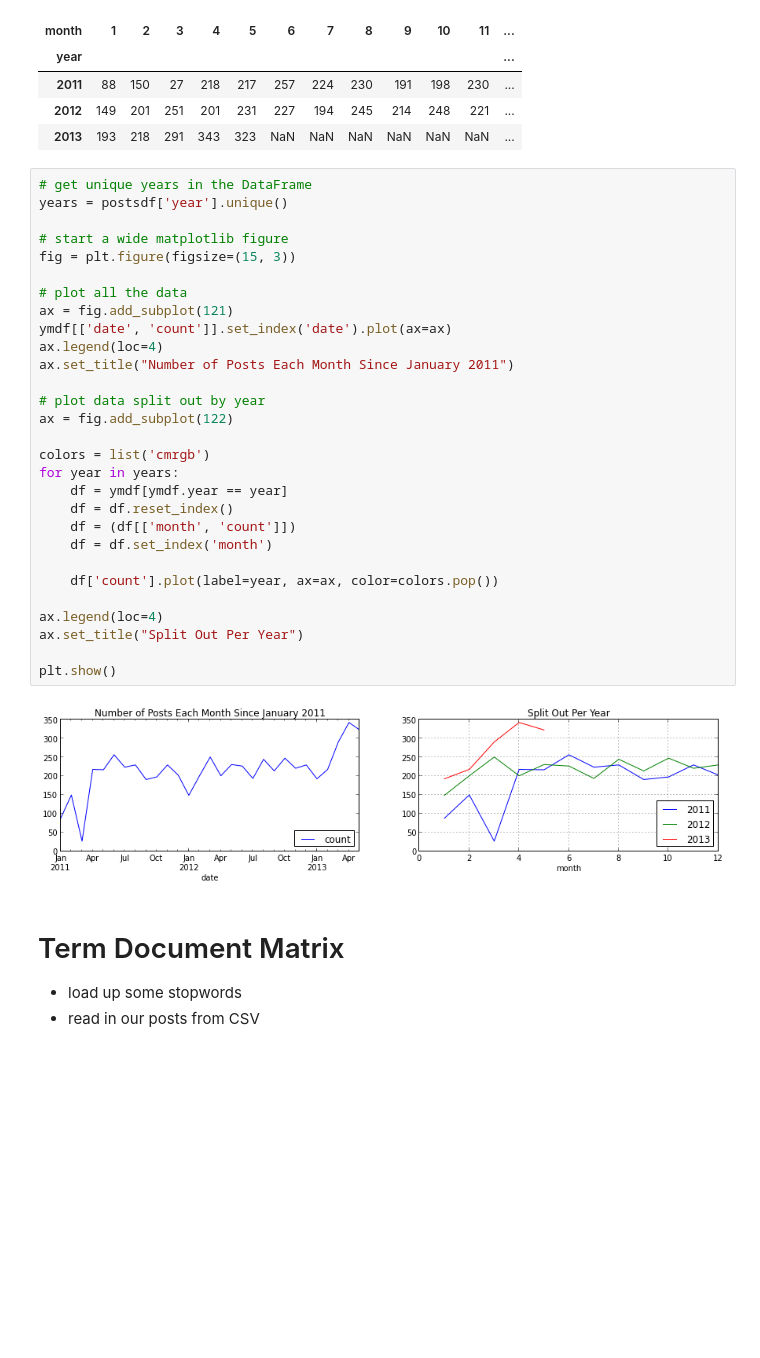
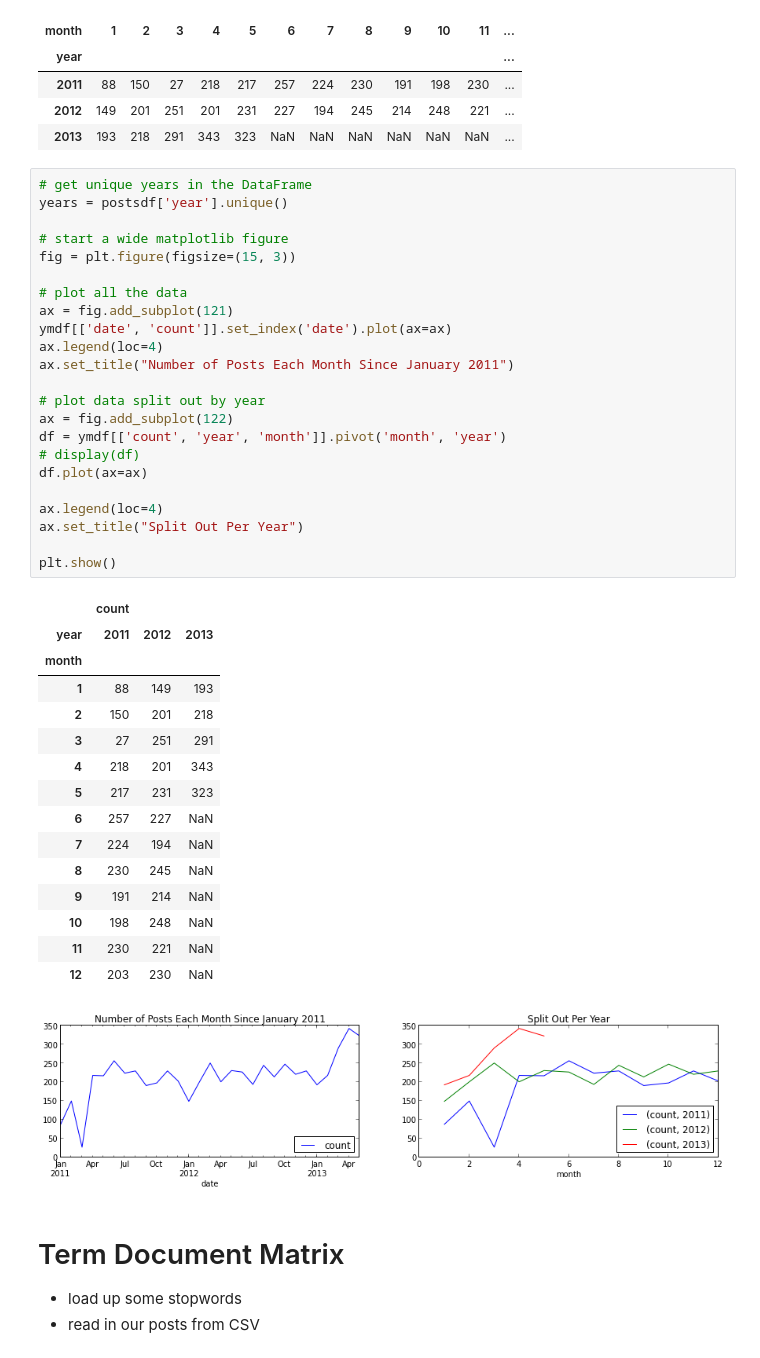
Before and after one commit to adamw523/hackernewshires, a Jupyter notebook: Hacker News Hires Analysis.ipynb, the cells around one changed output. Saved outputs shown, nothing was run; the diff lists cells and outputs as text; blank space fills up the shorter version.

Commit message:
moving scraped files to /html, graphing monthly counts by pivoting instead of weird loop

```diff
--- a/Hacker News Hires Analysis.ipynb
+++ b/Hacker News Hires Analysis.ipynb
@@ -224,34 +222,43 @@ display(ymdf[['year', 'month', 'count']].pivot(index='year', columns='month', va
 # %%
 # get unique years in the DataFrame
 years = postsdf['year'].unique()
 
 # start a wide matplotlib figure
 fig = plt.figure(figsize=(15, 3))
 
 # plot all the data
 ax = fig.add_subplot(121)
 ymdf[['date', 'count']].set_index('date').plot(ax=ax)
 ax.legend(loc=4)
 ax.set_title("Number of Posts Each Month Since January 2011")
 
 # plot data split out by year
 ax = fig.add_subplot(122)
-
-colors = list('cmrgb')
-for year in years:
-    df = ymdf[ymdf.year == year]
-    df = df.reset_index()
-    df = (df[['month', 'count']])
-    df = df.set_index('month')
-
-    df['count'].plot(label=year, ax=ax, color=colors.pop())
+df = ymdf[['count', 'year', 'month']].pivot('month', 'year')
+# display(df)
+df.plot(ax=ax)
 
 ax.legend(loc=4)
 ax.set_title("Split Out Per Year")
 
 plt.show()
 # %% [output]
+|  | count |  |  |
+| year | 2011 | 2012 | 2013 |
+| month |  |  |  |
+| 1 | 88 | 149 | 193 |
+| 2 | 150 | 201 | 218 |
+| 3 | 27 | 251 | 291 |
+| 4 | 218 | 201 | 343 |
+| 5 | 217 | 231 | 323 |
+| 6 | 257 | 227 | NaN |
+| 7 | 224 | 194 | NaN |
+| 8 | 230 | 245 | NaN |
+| 9 | 191 | 214 | NaN |
+| 10 | 198 | 248 | NaN |
+| 11 | 230 | 221 | NaN |
+| 12 | 203 | 230 | NaN |
-[figure, old version]
+[figure, new version]
 # %% [markdown]
 # Term Document Matrix
 
```
Also changed, not shown: parts of 4 cells of this notebook, 2 other files.
